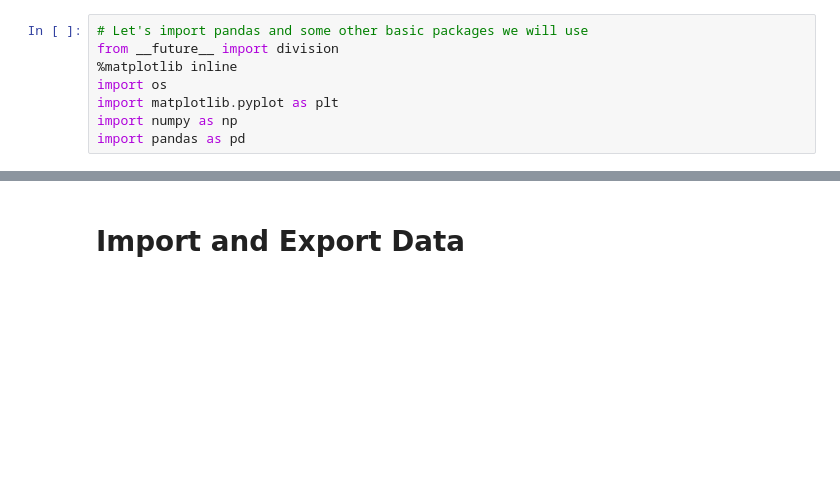
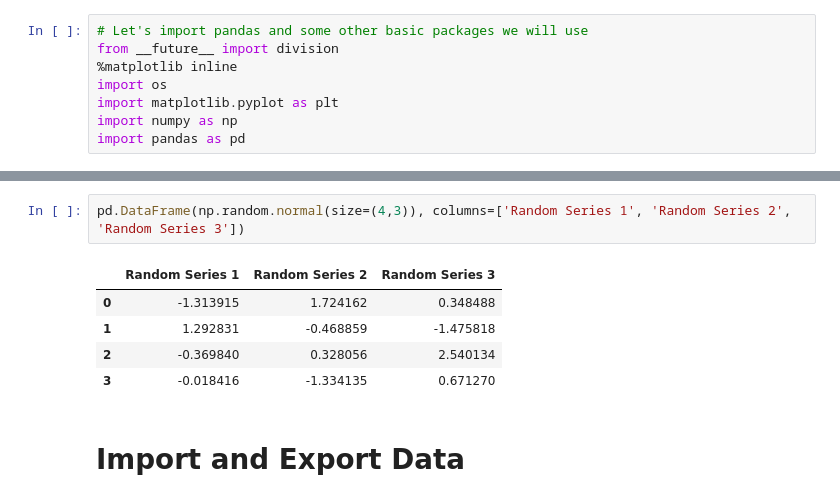
Before and after one commit to SMU-Econ-Growth/EconGrowthUG-Notebooks, a Jupyter notebook: Intro-Data-Analysis-Pandas.ipynb, the cells around one changed output, grey strips where cells are left out. Drawn from its saved outputs; the diff is of its cells as text; blank space fills up the shorter version.

```diff
--- a/Intro-Data-Analysis-Pandas.ipynb
+++ b/Intro-Data-Analysis-Pandas.ipynb
@@ -61,3 +147,11 @@ import pandas as pd
+# %%
+pd.DataFrame(np.random.normal(size=(4,3)), columns=['Random Series 1', 'Random Series 2', 'Random Series 3'])
+# %% [output]
+|  | Random Series 1 | Random Series 2 | Random Series 3 |
+| 0 | -1.313915 | 1.724162 | 0.348488 |
+| 1 | 1.292831 | -0.468859 | -1.475818 |
+| 2 | -0.369840 | 0.328056 | 2.540134 |
+| 3 | -0.018416 | -1.334135 | 0.671270 |
 # %% [markdown]
 # Import and Export Data
 # %% [markdown]
```
Also changed, not shown: parts of 14 cells of this notebook, 1 other file.
